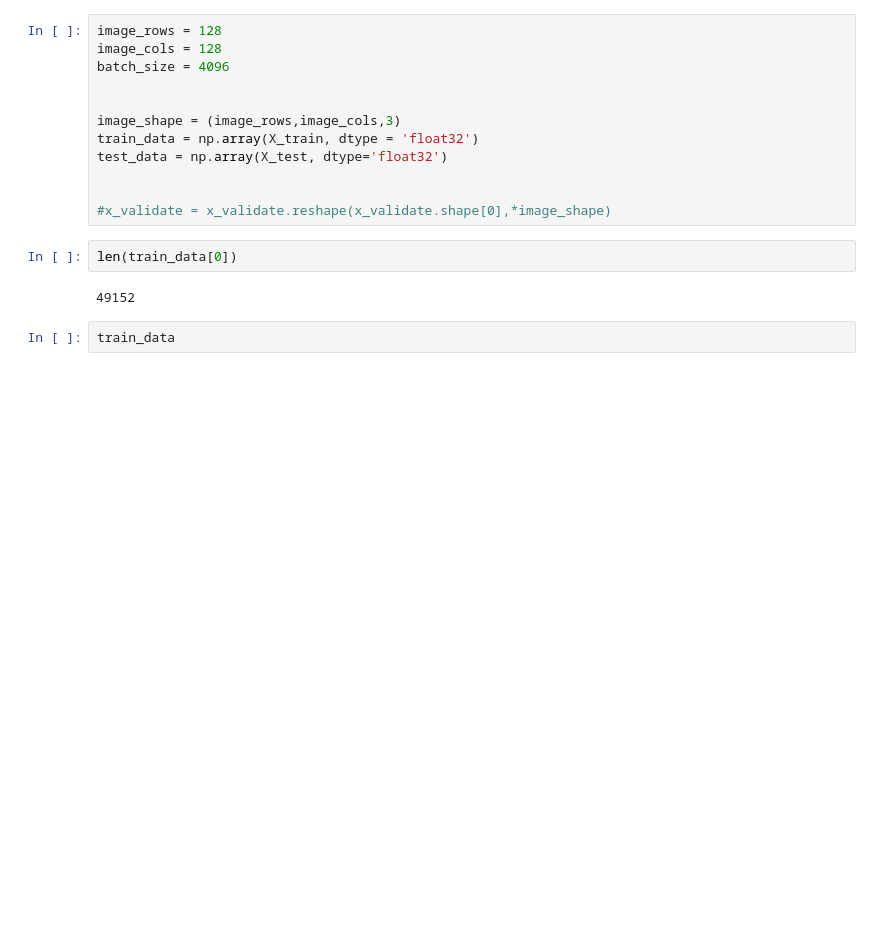
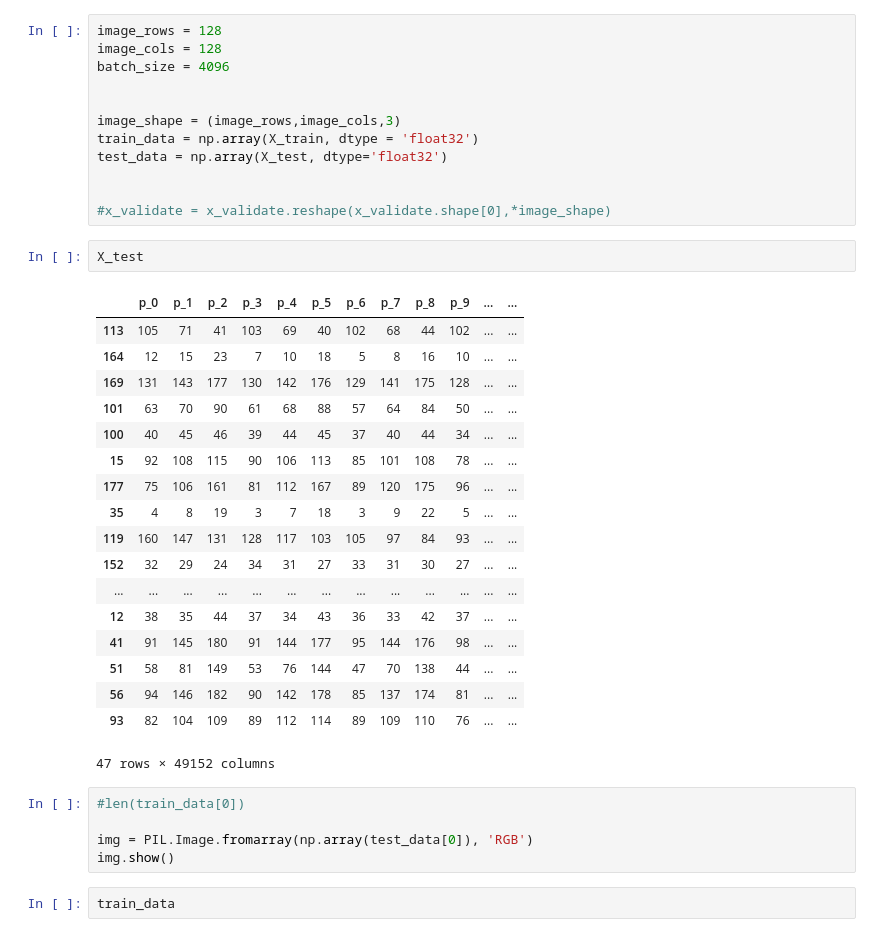
Before and after one commit to shekharbiswas/Multi-CNN, a Jupyter notebook: test.ipynb, the cells around one changed output. Saved outputs shown, nothing was run; the diff lists cells and outputs as text; blank space fills up the shorter version.

```diff
--- a/test.ipynb
+++ b/test.ipynb
@@ -78,10 +86,32 @@ test_data = np.array(X_test, dtype='float32')
 
 
 #x_validate = x_validate.reshape(x_validate.shape[0],*image_shape)
-# %%
-len(train_data[0])
-# %% [output]
-49152
+# %%
+X_test
+# %% [output]
+|  | p_0 | p_1 | p_2 | p_3 | p_4 | p_5 | p_6 | p_7 | p_8 | p_9 | ... | ... |
+| 113 | 105 | 71 | 41 | 103 | 69 | 40 | 102 | 68 | 44 | 102 | ... | ... |
+| 164 | 12 | 15 | 23 | 7 | 10 | 18 | 5 | 8 | 16 | 10 | ... | ... |
+| 169 | 131 | 143 | 177 | 130 | 142 | 176 | 129 | 141 | 175 | 128 | ... | ... |
+| 101 | 63 | 70 | 90 | 61 | 68 | 88 | 57 | 64 | 84 | 50 | ... | ... |
+| 100 | 40 | 45 | 46 | 39 | 44 | 45 | 37 | 40 | 44 | 34 | ... | ... |
+| 15 | 92 | 108 | 115 | 90 | 106 | 113 | 85 | 101 | 108 | 78 | ... | ... |
+| 177 | 75 | 106 | 161 | 81 | 112 | 167 | 89 | 120 | 175 | 96 | ... | ... |
+| 35 | 4 | 8 | 19 | 3 | 7 | 18 | 3 | 9 | 22 | 5 | ... | ... |
+| 119 | 160 | 147 | 131 | 128 | 117 | 103 | 105 | 97 | 84 | 93 | ... | ... |
+| 152 | 32 | 29 | 24 | 34 | 31 | 27 | 33 | 31 | 30 | 27 | ... | ... |
+| ... | ... | ... | ... | ... | ... | ... | ... | ... | ... | ... | ... | ... |
+| 12 | 38 | 35 | 44 | 37 | 34 | 43 | 36 | 33 | 42 | 37 | ... | ... |
+| 41 | 91 | 145 | 180 | 91 | 144 | 177 | 95 | 144 | 176 | 98 | ... | ... |
+| 51 | 58 | 81 | 149 | 53 | 76 | 144 | 47 | 70 | 138 | 44 | ... | ... |
+| 56 | 94 | 146 | 182 | 90 | 142 | 178 | 85 | 137 | 174 | 81 | ... | ... |
+| 93 | 82 | 104 | 109 | 89 | 112 | 114 | 89 | 109 | 110 | 76 | ... | ... |
+47 rows × 49152 columns
+# %%
+#len(train_data[0])
+
+img = PIL.Image.fromarray(np.array(test_data[0]), 'RGB')
+img.show()
 # %%
 train_data
 # %% [output]
```
Also changed, not shown: parts of 24 cells of this notebook.
